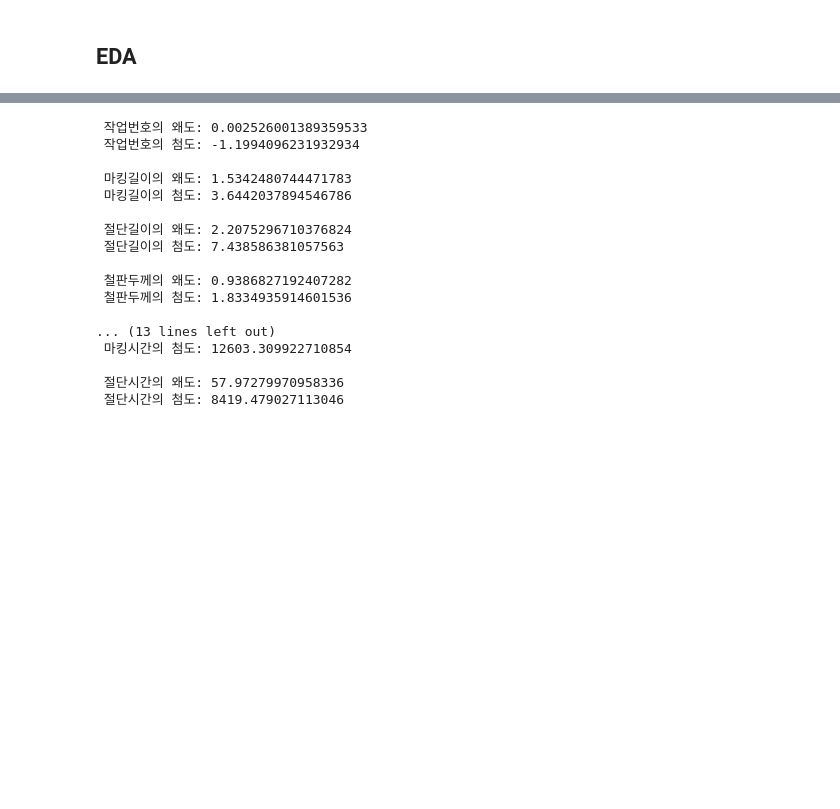
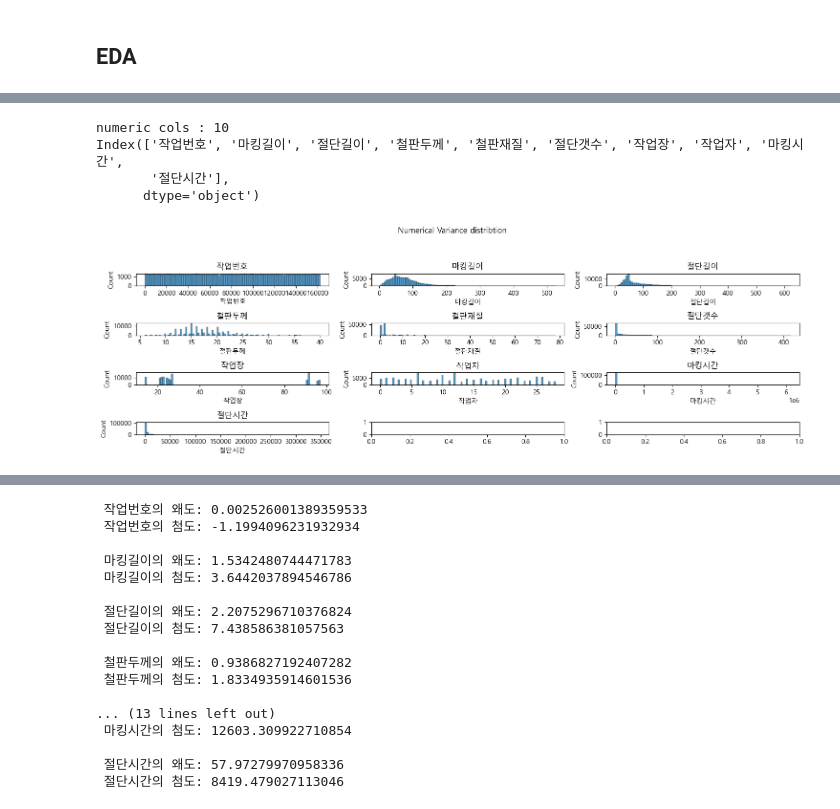
Before and after one commit to dlwls22/Hyundai_DT, a Jupyter notebook: CNC.ipynb, the cells around one changed output, grey strips where cells are left out. Saved outputs shown, nothing was run; the diff lists cells and outputs as text; code cells hidden in the pictures; blank space fills up the shorter version.

```diff
--- a/CNC.ipynb
+++ b/CNC.ipynb
@@ -195,7 +207,7 @@ features = train.columns
 numeric_features = train.select_dtypes('number').columns
 categorical_features = train.select_dtypes('object').columns
 for i in numeric_features:
-  plt.figure(figsize = (20, 20))
+  plt.figure(figsize = (15, 5))
   plt.tight_layout()
   f, (ax_box, ax_hist) = plt.subplots(2, sharex = True)
   sns.boxplot(train[i], ax = ax_box, linewidth = 0.5)
@@ -236,0 +229,25 @@ display(sns.displot(train['절단시간']))
+# %%
+cols_numeric = train.describe().columns
+
+print(f'numeric cols : {len(cols_numeric)}')
+print(f'{cols_numeric}')
+
+fig, ax = plt.subplots(4, 3, figsize=(15, 5))
+
+for i in range(len(cols_numeric)):
+
+    x = i // 3
+    y = i % 3
+
+    sns.histplot(x=cols_numeric[i], data = train, bins=100, ax=ax[x,y])
+    ax[x, y].set_title(cols_numeric[i])
+
+plt.suptitle('Numerical Variance distribtion\n\n')
+plt.tight_layout()
+plt.show()
+# %% [output]
+numeric cols : 10
+Index(['작업번호', '마킹길이', '절단길이', '철판두께', '철판재질', '절단갯수', '작업장', '작업자', '마킹시간',
+       '절단시간'],
+      dtype='object')
+[figure, added]
```
Also changed, not shown: parts of 33 cells of this notebook.
